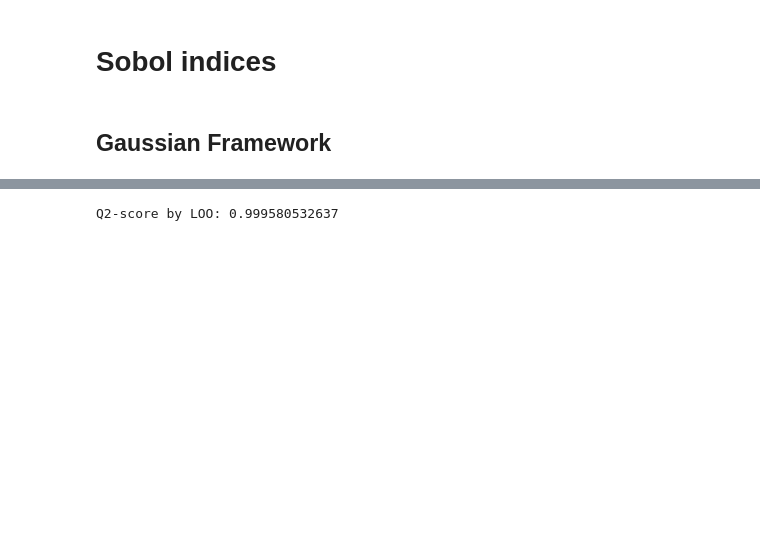
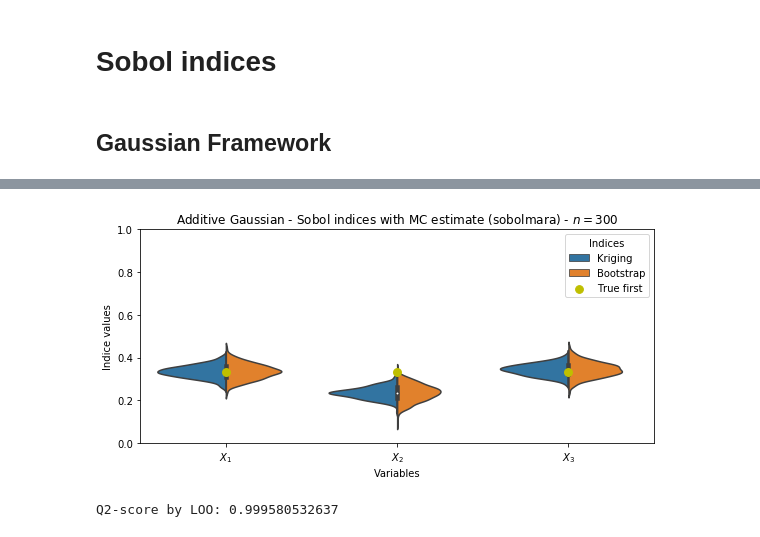
Before and after one commit to josephmure/otshapley, a Jupyter notebook: examples/sobol-indices.ipynb, the cells around one changed output, grey strips where cells are left out. Cells and saved outputs as stored; diff of their text form; code cells hidden in the pictures; blank space fills up the shorter version.

```diff
--- a/examples/sobol-indices.ipynb
+++ b/examples/sobol-indices.ipynb
@@ -106,3 +108,11 @@ fig.tight_layout()
+# %%
+fig, ax = plt.subplots(figsize=(8, 4))
+plot_sensitivity_results(sobol_rf_results, ax=ax, indice='first')
+ax.set_title("%s - Sobol indices with MC estimate (%s) - $n=%d$" % (model.name, estimator, n_sample))
+ax.set_ylim(ylim)
+fig.tight_layout()
+# %% [output]
+[figure, added]
 # %%
 from shapley.kriging import KrigingModel
 
```
Also changed, not shown: parts of 8 cells of this notebook, 7 other files.
